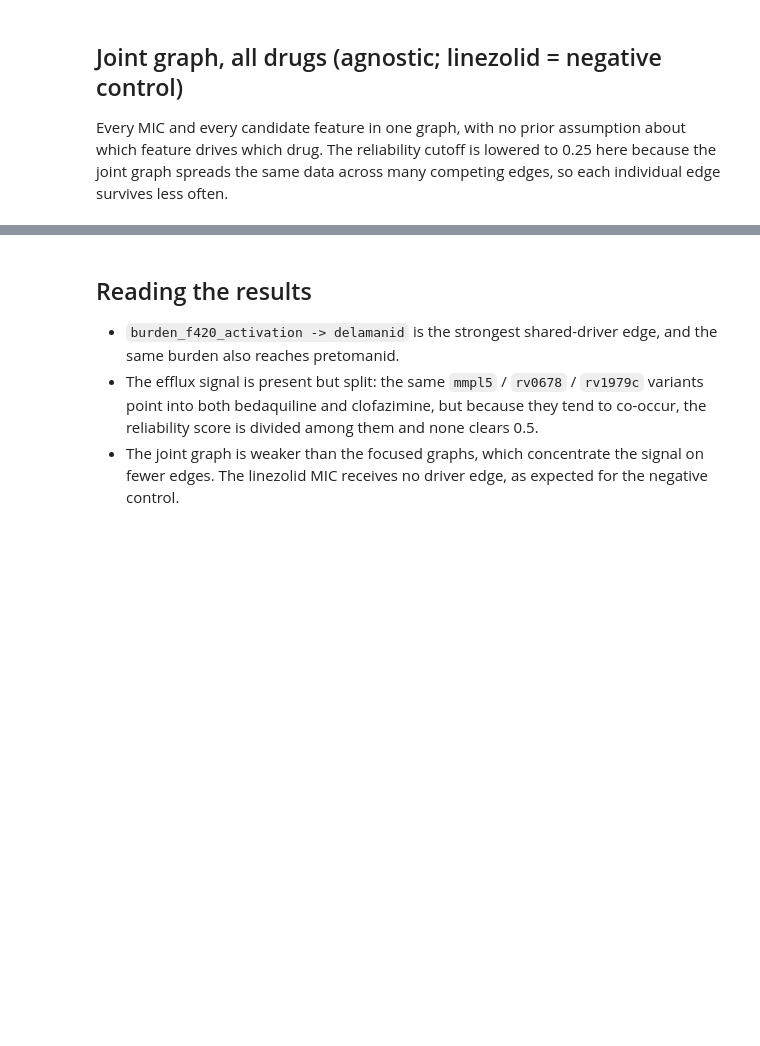
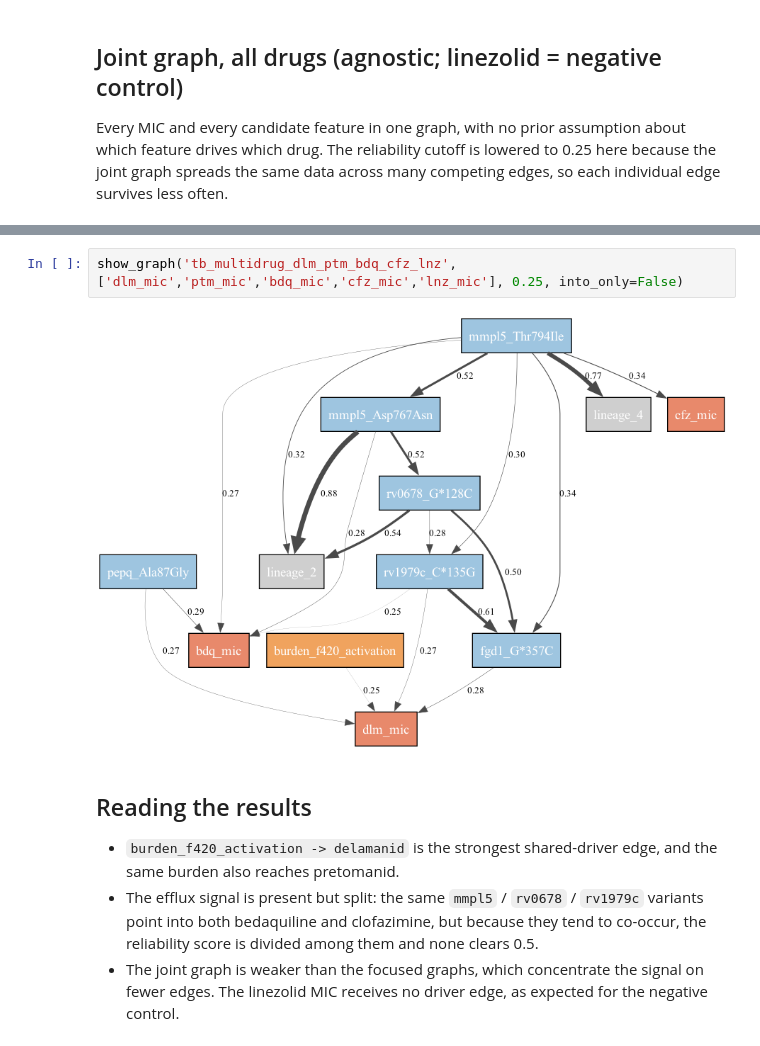
Before and after one commit to YasmineParent/tb_internship, a Jupyter notebook: notebooks/mixed_cmm/real/cross_resistance.ipynb, the cells around one changed output, grey strips where cells are left out. Drawn from its saved outputs; the diff is of its cells as text; blank space fills up the shorter version.

```diff
--- a/notebooks/mixed_cmm/real/cross_resistance.ipynb
+++ b/notebooks/mixed_cmm/real/cross_resistance.ipynb
@@ -59,3 +63,7 @@ show_graph('tb_multidrug_dlm_ptm_bdq_cfz_lnz', ['dlm_mic','ptm_mic','bdq_mic','c
+# %%
+show_graph('tb_multidrug_dlm_ptm_bdq_cfz_lnz', ['dlm_mic','ptm_mic','bdq_mic','cfz_mic','lnz_mic'], 0.25, into_only=False)
+# %% [output]
+[figure, added]
 # %% [markdown]
 ## Reading the results
 
```
Also changed, not shown: parts of 4 cells of this notebook, 3 other files.
